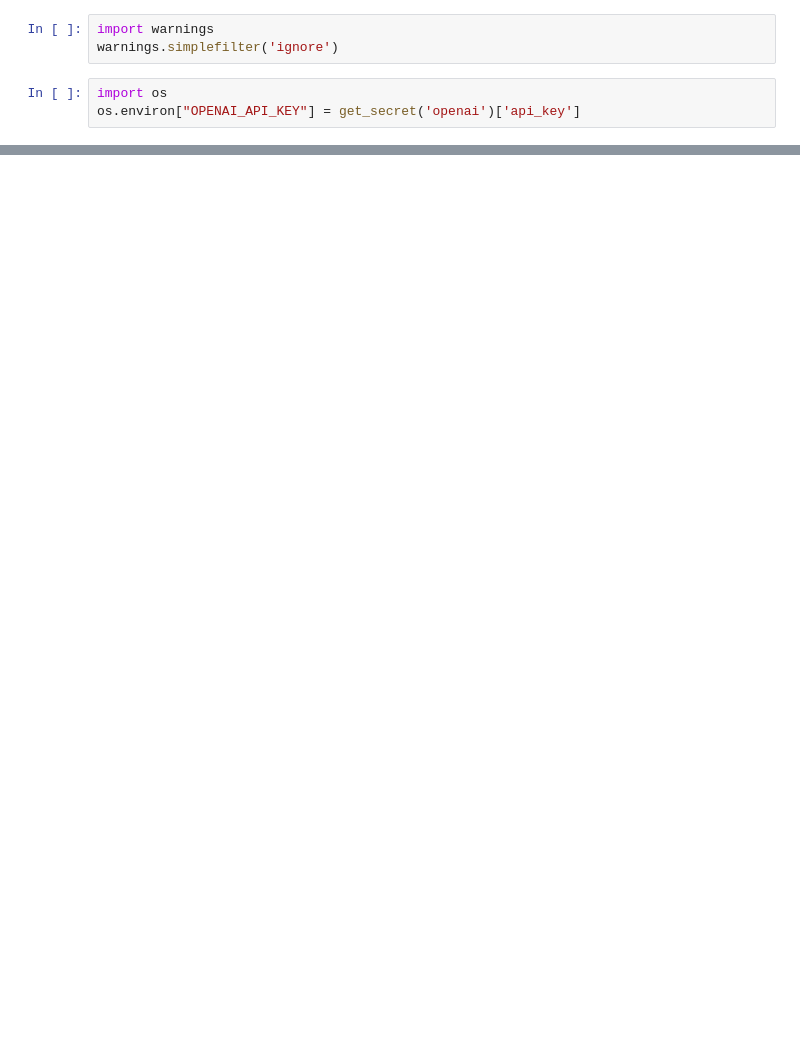
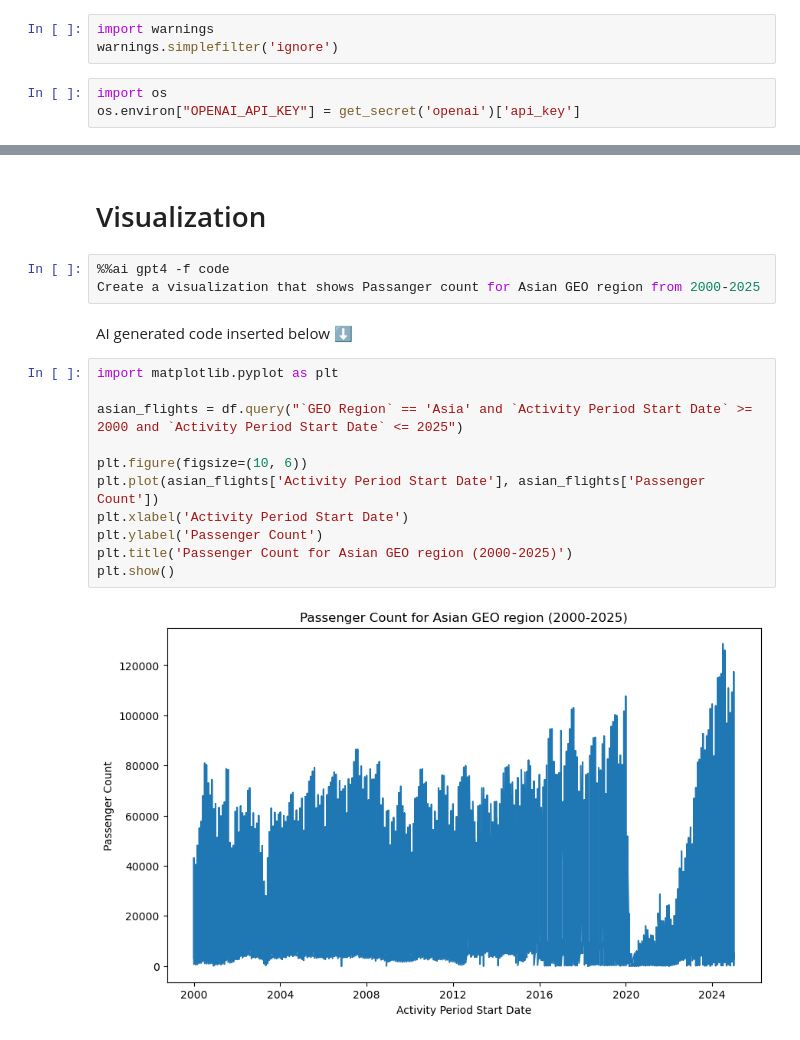
Before and after one commit to AberGA1824/IA340, a Jupyter notebook: MiniProject.ipynb, the cells around one changed output, grey strips where cells are left out. Cells and saved outputs as stored; diff of their text form; blank space fills up the shorter version.

```diff
--- a/MiniProject.ipynb
+++ b/MiniProject.ipynb
@@ -188,0 +271,20 @@ Write a vidualization that shows the change in time of passangers from Asia
+# %% [markdown]
+# Visualization
+# %%
+%%ai gpt4 -f code
+Create a visualization that shows Passanger count for Asian GEO region from 2000-2025
+# %% [output]
+AI generated code inserted below ⬇️
+# %%
+import matplotlib.pyplot as plt
+
+asian_flights = df.query("`GEO Region` == 'Asia' and `Activity Period Start Date` >= 2000 and `Activity Period Start Date` <= 2025")
+
+plt.figure(figsize=(10, 6))
+plt.plot(asian_flights['Activity Period Start Date'], asian_flights['Passenger Count'])
+plt.xlabel('Activity Period Start Date')
+plt.ylabel('Passenger Count')
+plt.title('Passenger Count for Asian GEO region (2000-2025)')
+plt.show()
+# %% [output]
+[figure, added]
```
Also changed, not shown: parts of 23 cells of this notebook.
